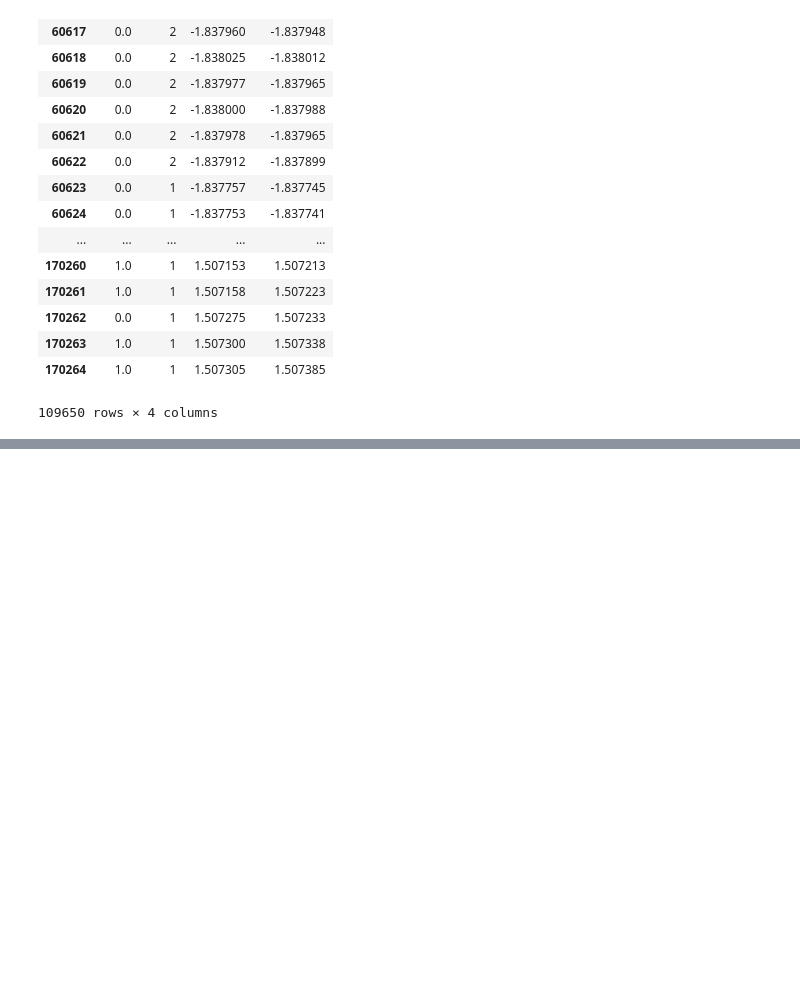
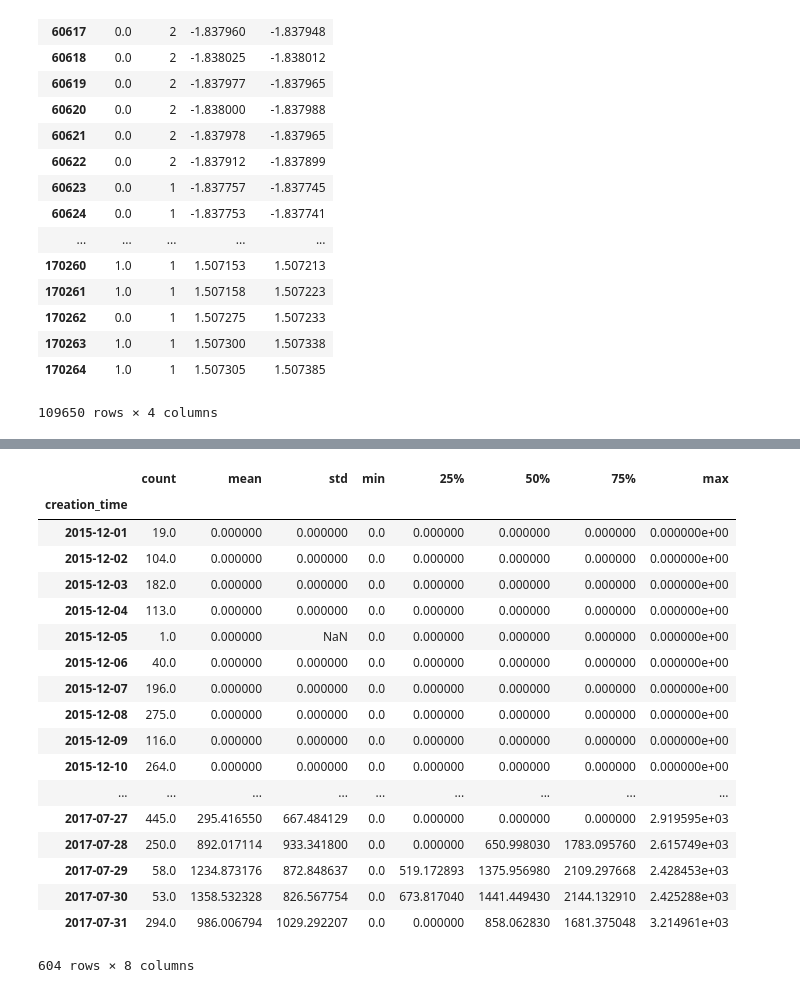
Before and after one commit to nehap25/ml_metric, a Jupyter notebook: ML_metrics.ipynb, the cells around one changed output, grey strips where cells are left out. Saved outputs shown, nothing was run; the diff lists cells and outputs as text; code cells hidden in the pictures; blank space fills up the shorter version.

Commit message:
Derieved attrs calc for Time series analysis

```diff
--- a/ML_metrics.ipynb
+++ b/ML_metrics.ipynb
@@ -334,0 +313,24 @@ strong multicollinearity or other numerical problems.
+# %%
+# Calculating derieved attributes
+derieved_columns = data_df['waiting_time(seconds)'].groupby(pd.DatetimeIndex(data_df['creation_time']).normalize()).describe()
+derieved_columns
+# %% [output]
+|  | count | mean | std | min | 25% | 50% | 75% | max |
+| creation_time |  |  |  |  |  |  |  |  |
+| 2015-12-01 | 19.0 | 0.000000 | 0.000000 | 0.0 | 0.000000 | 0.000000 | 0.000000 | 0.000000e+00 |
+| 2015-12-02 | 104.0 | 0.000000 | 0.000000 | 0.0 | 0.000000 | 0.000000 | 0.000000 | 0.000000e+00 |
+| 2015-12-03 | 182.0 | 0.000000 | 0.000000 | 0.0 | 0.000000 | 0.000000 | 0.000000 | 0.000000e+00 |
+| 2015-12-04 | 113.0 | 0.000000 | 0.000000 | 0.0 | 0.000000 | 0.000000 | 0.000000 | 0.000000e+00 |
+| 2015-12-05 | 1.0 | 0.000000 | NaN | 0.0 | 0.000000 | 0.000000 | 0.000000 | 0.000000e+00 |
+| 2015-12-06 | 40.0 | 0.000000 | 0.000000 | 0.0 | 0.000000 | 0.000000 | 0.000000 | 0.000000e+00 |
+| 2015-12-07 | 196.0 | 0.000000 | 0.000000 | 0.0 | 0.000000 | 0.000000 | 0.000000 | 0.000000e+00 |
+| 2015-12-08 | 275.0 | 0.000000 | 0.000000 | 0.0 | 0.000000 | 0.000000 | 0.000000 | 0.000000e+00 |
+| 2015-12-09 | 116.0 | 0.000000 | 0.000000 | 0.0 | 0.000000 | 0.000000 | 0.000000 | 0.000000e+00 |
+| 2015-12-10 | 264.0 | 0.000000 | 0.000000 | 0.0 | 0.000000 | 0.000000 | 0.000000 | 0.000000e+00 |
+| ... | ... | ... | ... | ... | ... | ... | ... | ... |
+| 2017-07-27 | 445.0 | 295.416550 | 667.484129 | 0.0 | 0.000000 | 0.000000 | 0.000000 | 2.919595e+03 |
+| 2017-07-28 | 250.0 | 892.017114 | 933.341800 | 0.0 | 0.000000 | 650.998030 | 1783.095760 | 2.615749e+03 |
+| 2017-07-29 | 58.0 | 1234.873176 | 872.848637 | 0.0 | 519.172893 | 1375.956980 | 2109.297668 | 2.428453e+03 |
+| 2017-07-30 | 53.0 | 1358.532328 | 826.567754 | 0.0 | 673.817040 | 1441.449430 | 2144.132910 | 2.425288e+03 |
+| 2017-07-31 | 294.0 | 986.006794 | 1029.292207 | 0.0 | 0.000000 | 858.062830 | 1681.375048 | 3.214961e+03 |
+604 rows × 8 columns
```
Also changed, not shown: parts of 5 cells of this notebook.
